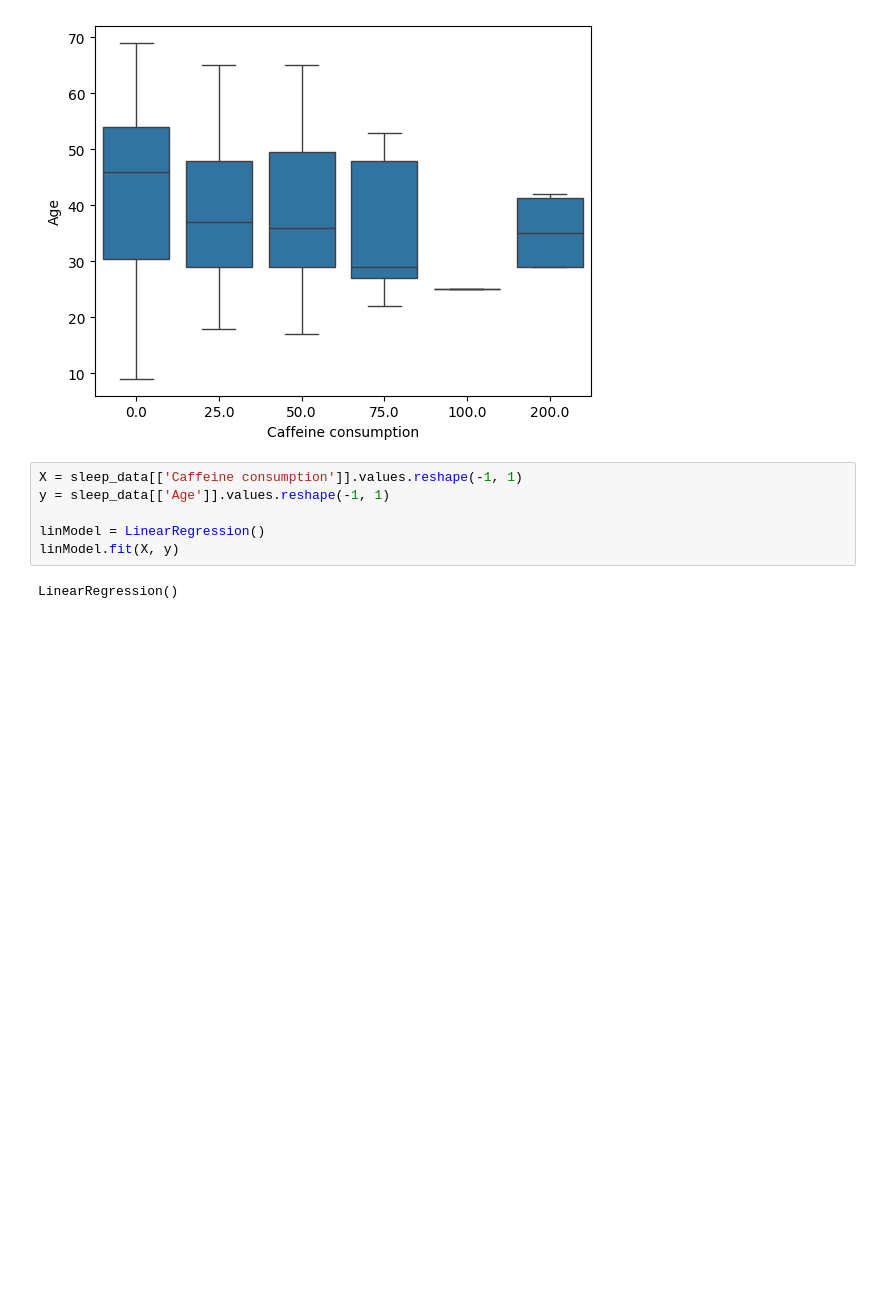
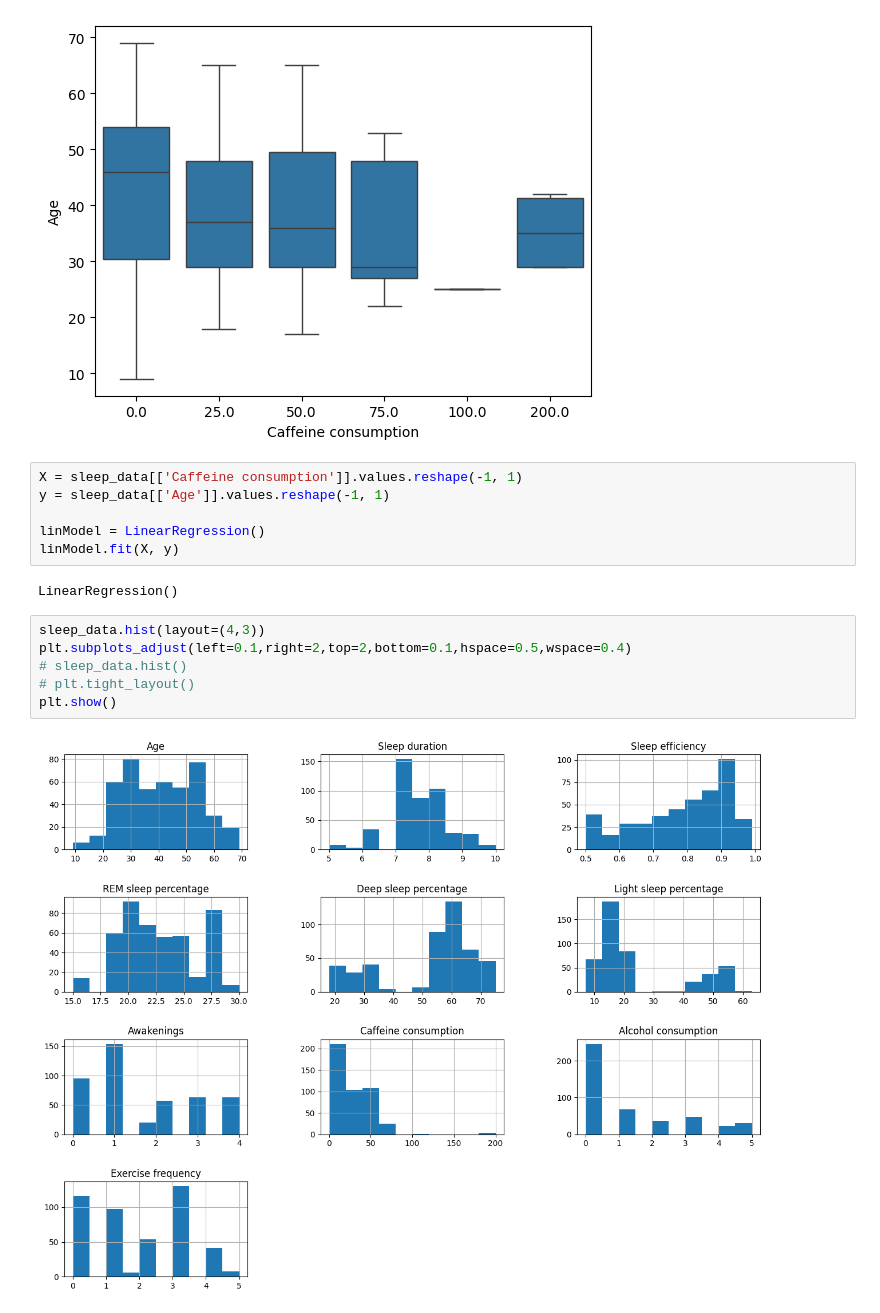
Before and after one commit to AvienReactor/CSE-Final, a Jupyter notebook: SleepJar.ipynb, the cells around one changed output. Saved outputs shown, nothing was run; the diff lists cells and outputs as text; blank space fills up the shorter version.

```diff
--- a/SleepJar.ipynb
+++ b/SleepJar.ipynb
@@ -123,3 +121,11 @@ linModel = LinearRegression()
 linModel.fit(X, y)
 # %% [output]
 LinearRegression()
+# %%
+sleep_data.hist(layout=(4,3))
+plt.subplots_adjust(left=0.1,right=2,top=2,bottom=0.1,hspace=0.5,wspace=0.4)
+# sleep_data.hist()
+# plt.tight_layout()
+plt.show()
+# %% [output]
+[figure, added]
```
Also changed, not shown: parts of 2 cells of this notebook.
